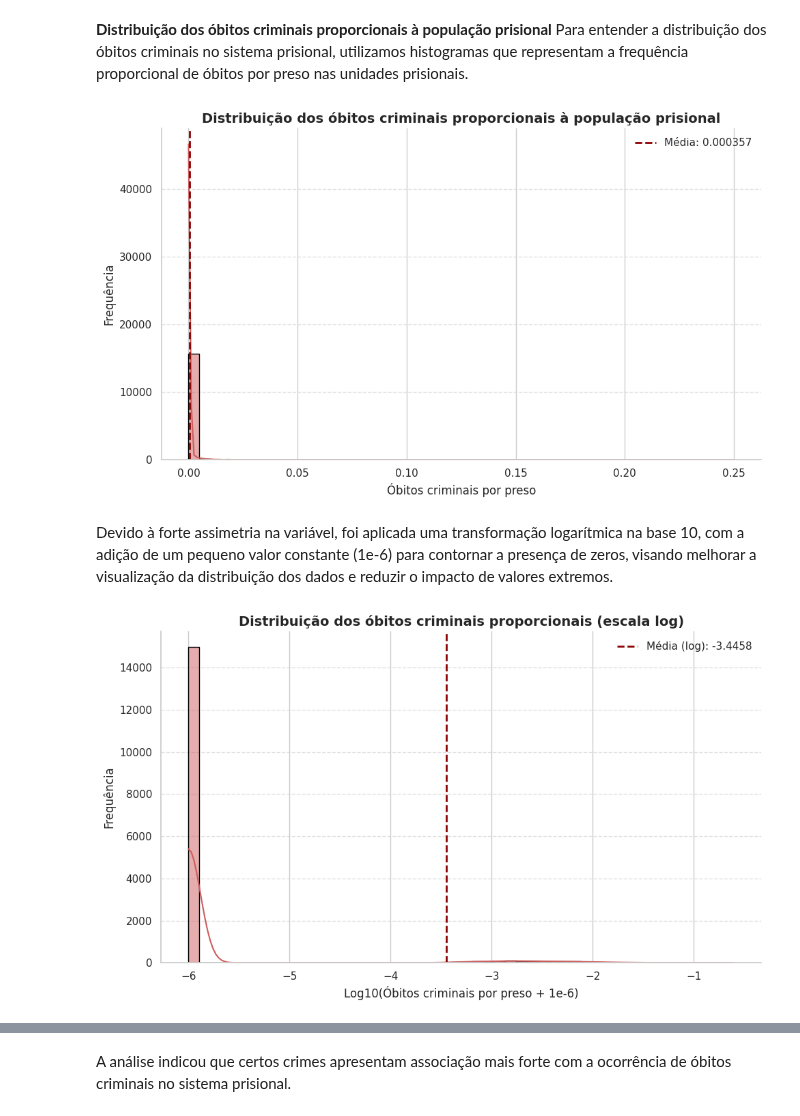
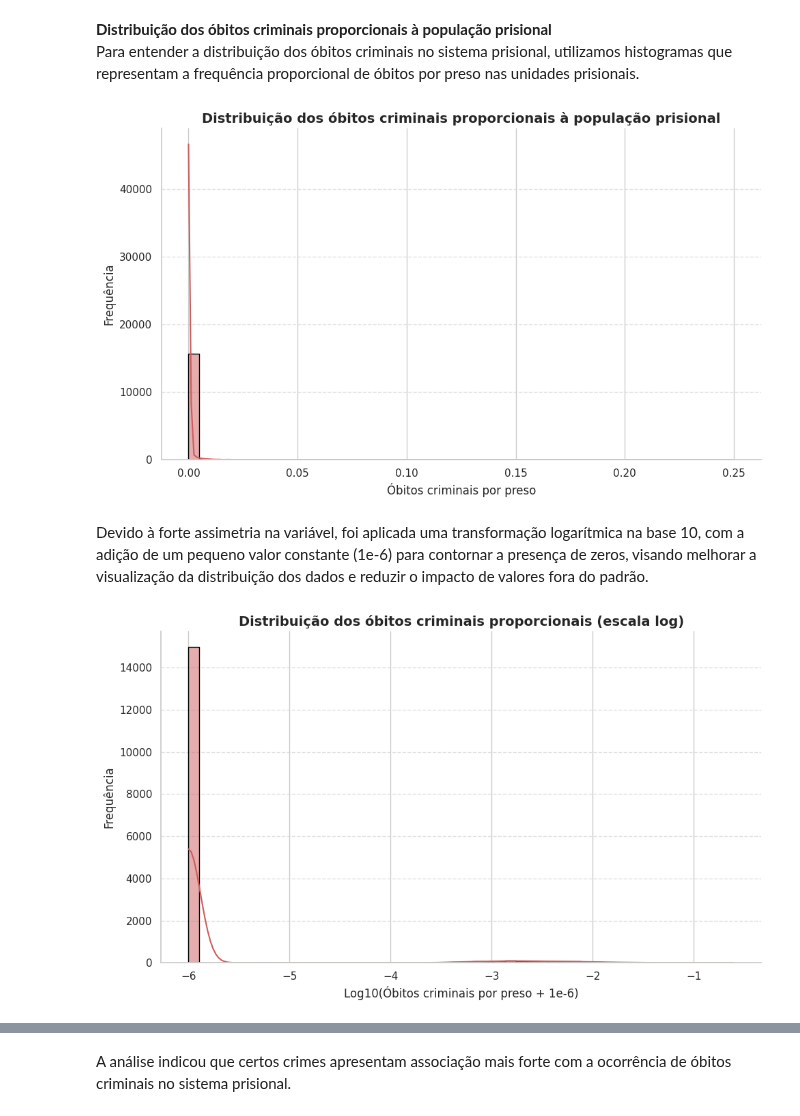
Before and after one commit to Caio-Brega/introducao-ciencia-dos-dados, a Jupyter notebook: TP_ICD.ipynb, the cells around one changed output, grey strips where cells are left out. Saved outputs shown, nothing was run; the diff lists cells and outputs as text; code cells hidden in the pictures.

```diff
--- a/TP_ICD.ipynb
+++ b/TP_ICD.ipynb
@@ -1121,8 +1117,8 @@ Diante dos resultados, confirmamos a alta incidência de dados NaN em diversas c
 # %%
 print("Quantidade de colunas do dataframe:", df_crimes_obitos.shape[1])
 
-# Mantém apenas colunas com até 70% de NaN
-colunas_validas = nan_percent[nan_percent <= 0.7].index
+# Mantém apenas colunas com até 75% de NaN
+colunas_validas = nan_percent[nan_percent <= 0.75].index
 df_crimes_obitos = df_crimes_obitos[colunas_validas]
 
 # Atualiza a lista de colunas de crimes com as que permaneceram
@@ -1450,14 +1442,6 @@ sns.histplot(
     color='indianred',
     bins=50,
     edgecolor='black'
-)
-
-plt.axvline(
-    media_obitos,
-    color='darkred',
-    linestyle='--',
-    linewidth=2,
-    label=f'Média: {media_obitos:.6f}'
 )
 
 plt.title(
@@ -1475,47 +1459,39 @@ sns.despine()
 plt.tight_layout()
 plt.show()
 # %% [output]
-[figure, old version]
+[figure, new version]
 # %% [markdown]
-Devido à forte assimetria na variável, foi aplicada uma transformação logarítmica na base 10, com a adição de um pequeno valor constante (1e-6) para contornar a presença de zeros, visando melhorar a visualização da distribuição dos dados e reduzir o impacto de valores extremos.
+Devido à forte assimetria na variável, foi aplicada uma transformação logarítmica na base 10, com a adição de um pequeno valor constante (1e-6) para contornar a presença de zeros, visando melhorar a visualização da distribuição dos dados e reduzir o impacto de valores fora do padrão.
 # %%
 df_crimes_obitos['Obitos_Criminais_Log'] = np.log10(df_crimes_obitos['Obitos_Criminais_Total_por_preso'] + 1e-6)
 
 # Cálculo da média na escala log
 media_obitos_log = np.log10(media_obitos + 1e-6)
 
 plt.figure(figsize=(10, 6))
 
 sns.histplot(
     data=df_crimes_obitos,
     x='Obitos_Criminais_Log',
     kde=True,
     color='indianred',
     bins=50,
     edgecolor='black'
 )
 
-plt.axvline(
-    media_obitos_log,
-    color='darkred',
-    linestyle='--',
-    linewidth=2,
-    label=f'Média (log): {media_obitos_log:.4f}'
-)
-
 plt.title(
     'Distribuição dos óbitos criminais proporcionais (escala log)',
     fontsize=14,
     weight='bold'
 )
 plt.xlabel('Log10(Óbitos criminais por preso + 1e-6)', fontsize=12)
 plt.ylabel('Frequência', fontsize=12)
 
 plt.legend(frameon=False)
 plt.grid(axis='y', linestyle='--', alpha=0.6)
 sns.despine()
 
 plt.tight_layout()
 plt.show()
 # %% [output]
-[figure, old version]
+[figure, new version]
```
Also changed, not shown: parts of 33 cells of this notebook.
